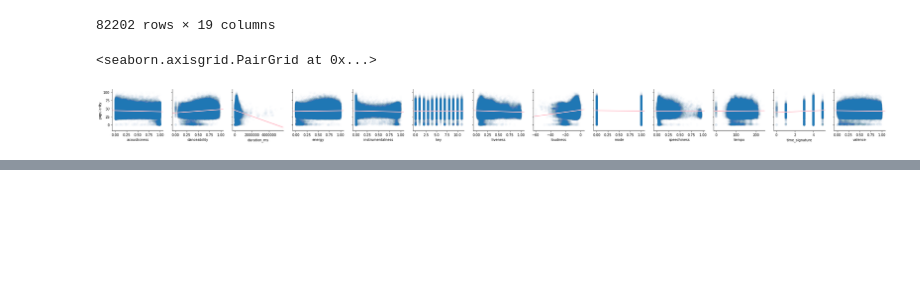
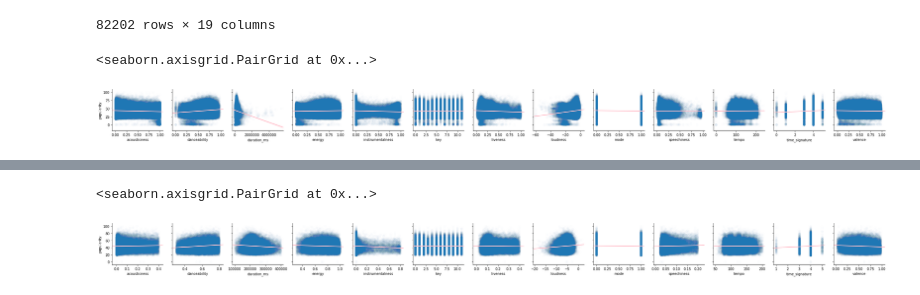
Before and after one commit to fsarraf/Mod4_Project, a Jupyter notebook: Mahima's working notebook.ipynb, the cells around one changed output, grey strips where cells are left out. Cells and saved outputs as stored; diff of their text form; code cells hidden in the pictures; blank space fills up the shorter version.

```diff
--- a/Mahima's working notebook.ipynb
+++ b/Mahima's working notebook.ipynb
@@ -182,3 +182,6 @@ sns.pairplot(music_accept,
 # music_accept.corr(method = 'pearson')
 # %%
 # sns.heatmap(music_accept.corr(), cbar=False, linewidths=.5, annot = True, vmin = 0, vmax = 1)
+# %%
+music_genre = pd.read_csv('tracks.csv')
+music_genre
@@ -184,0 +202,6 @@ sns.pairplot(music_accept,
+# %%
+music_genre['year'] = music_genre['release_date'].str[:4]
+music_genre = music_genre[['artist_name', 'release_date', 'year', 'track_name', 'track_id', 'popularity', 'acousticness', 'danceability',
+              'duration_ms', 'energy', 'instrumentalness', 'key', 'liveness', 'loudness', 'mode', 'speechiness',
+              'tempo', 'time_signature', 'valence', 'Genres']]
+music_genre.head()
@@ -184,0 +235,8 @@ sns.pairplot(music_accept,
+# %%
+accept = pd.DataFrame()
+accept = music_genre[(music_genre['danceability'] >= 0.3) & (music_genre['danceability'] <= 0.8) & (music_genre['acousticness'] >= 0) &
+               (music_genre['acousticness'] <= 0.4) & (music_genre['energy'] >= 0.3) & (music_genre['energy'] <= 1) & (music_genre['loudness'] >= -20) &
+               (music_genre['instrumentalness'] <= 0.8) & (music_genre['tempo'] >= 50) & (music_genre['tempo'] <= 200) & (music_genre['liveness'] <= 0.4) &
+               (music_genre['duration_ms'] <= 400000) & (music_genre['duration_ms'] >= 100000) & (music_genre['speechiness'] <= 0.2)]
+
+accept
@@ -184,0 +257,5 @@ sns.pairplot(music_accept,
+# %%
+tracks = accept[(accept.Genres == 'pop') |(accept.Genres == 'rock') | (accept.Genres == 'metal') | (accept.Genres == 'hip hop') |
+                (accept.Genres == 'rap') | (accept.Genres == 'country') | (accept.Genres == 'r&b') | (accept.Genres == 'alternative') | (accept.Genres == 'indie') |
+                (accept.Genres == 'edm') | (accept.Genres == 'idm') |(accept.Genres == 'jazz') |(accept.Genres == 'folk') |(accept.Genres == 'reggae') ]
+tracks.head()
@@ -184,0 +269,9 @@ sns.pairplot(music_accept,
+# %%
+sns.pairplot(tracks,
+             x_vars = ['acousticness', 'danceability', 'duration_ms', 'energy', 'instrumentalness', 'key', 'liveness',
+                       'loudness', 'mode', 'speechiness', 'tempo', 'time_signature', 'valence'],
+             y_vars = ['popularity'],
+             kind = 'reg', plot_kws = {'line_kws':{'color':'pink'},'scatter_kws': {'alpha' : 0.01}})
+# %% [output]
+<seaborn.axisgrid.PairGrid at 0x...>
+[figure, added]
```
Also changed, not shown: parts of 21 cells of this notebook, 1 other file.
